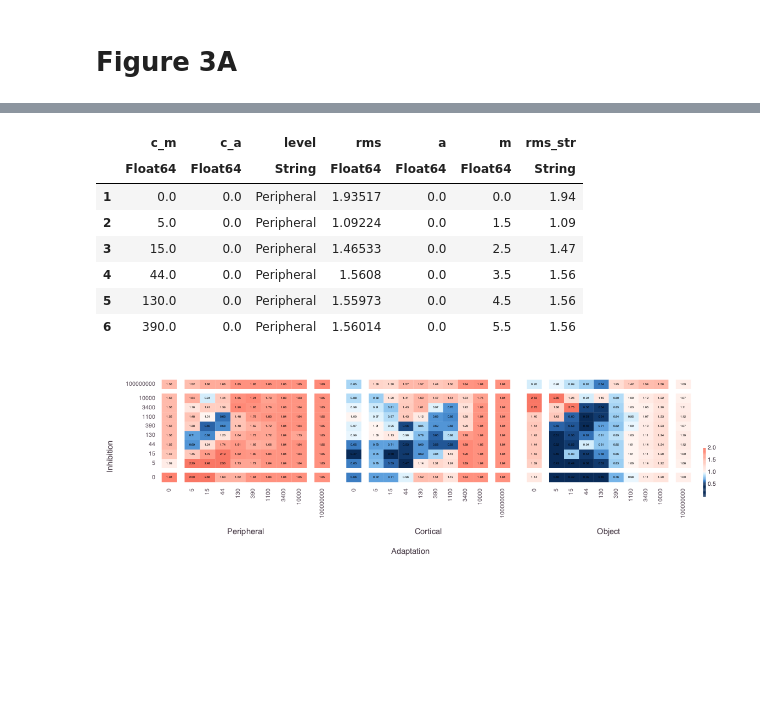
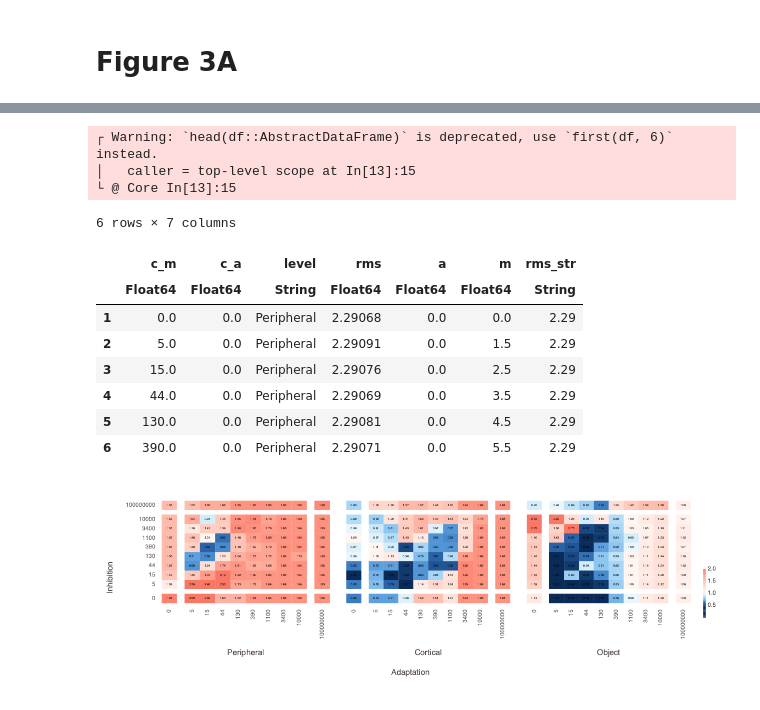
Before and after one commit to haberdashPI/bistable, a Jupyter notebook: notebooks/Figures.ipynb, the cells around one changed output, grey strips where cells are left out. Drawn from its saved outputs; the diff is of its cells as text; code cells hidden in the pictures; blank space fills up the shorter version.

```diff
--- a/notebooks/Figures.ipynb
+++ b/notebooks/Figures.ipynb
@@ -85,29 +130,33 @@ dfh = setup_human_data();
 # %%
 fields = [:f_c_a,:f_c_m,:f_c_σ,:s_c_a,:s_c_m,:s_c_σ,:t_c_a,:t_c_m,:t_c_σ]
 progress = Progress(nrow(unique(params[fields])))
 df_summary = by(params,fields) do row
     next!(progress)
-    DataFrame(rms = model_rms(df,params,dfh,N=1,
-                      f_c_a=row[1,:f_c_a], f_c_m=row[1,:f_c_m], f_c_σ = row[1,:f_c_σ],
-                      s_c_a=row[1,:s_c_a], s_c_m=row[1,:s_c_m], s_c_σ = row[1,:s_c_σ],
-                      t_c_a=row[1,:t_c_a], t_c_m=row[1,:t_c_m], t_c_σ = row[1,:t_c_σ]))
+    DataFrame(rms = model_rms(df,params,dfh,N=1,f_c_a=5,f_c_m=5))
+                      #f_c_a=row[1,:f_c_a], f_c_m=row[1,:f_c_m], f_c_σ = row[1,:f_c_σ],
+                      #s_c_a=row[1,:s_c_a], s_c_m=row[1,:s_c_m], s_c_σ = row[1,:s_c_σ],
+                      #t_c_a=row[1,:t_c_a], t_c_m=row[1,:t_c_m], t_c_σ = row[1,:t_c_σ]))
 end
 
 dfplot = @linq df_summary |>
     rename_levels_for(:rms) |>
     transform(a = packaxes(:c_a), m = packaxes(:c_m)) |>
     transform(rms_str = fmt.("01.2f",:rms))
 
 head(dfplot)
 # %% [output]
+┌ Warning: `head(df::AbstractDataFrame)` is deprecated, use `first(df, 6)` instead.
+│   caller = top-level scope at In[13]:15
+└ @ Core In[13]:15
+6 rows × 7 columns
 |  | c_m | c_a | level | rms | a | m | rms_str |
 |  | Float64 | Float64 | String | Float64 | Float64 | Float64 | String |
-| 1 | 0.0 | 0.0 | Peripheral | 1.93517 | 0.0 | 0.0 | 1.94 |
-| 2 | 5.0 | 0.0 | Peripheral | 1.09224 | 0.0 | 1.5 | 1.09 |
-| 3 | 15.0 | 0.0 | Peripheral | 1.46533 | 0.0 | 2.5 | 1.47 |
-| 4 | 44.0 | 0.0 | Peripheral | 1.5608 | 0.0 | 3.5 | 1.56 |
-| 5 | 130.0 | 0.0 | Peripheral | 1.55973 | 0.0 | 4.5 | 1.56 |
-| 6 | 390.0 | 0.0 | Peripheral | 1.56014 | 0.0 | 5.5 | 1.56 |
+| 1 | 0.0 | 0.0 | Peripheral | 2.29068 | 0.0 | 0.0 | 2.29 |
+| 2 | 5.0 | 0.0 | Peripheral | 2.29091 | 0.0 | 1.5 | 2.29 |
+| 3 | 15.0 | 0.0 | Peripheral | 2.29076 | 0.0 | 2.5 | 2.29 |
+| 4 | 44.0 | 0.0 | Peripheral | 2.29069 | 0.0 | 3.5 | 2.29 |
+| 5 | 130.0 | 0.0 | Peripheral | 2.29081 | 0.0 | 4.5 | 2.29 |
+| 6 | 390.0 | 0.0 | Peripheral | 2.29071 | 0.0 | 5.5 | 2.29 |
 # %%
 xvals = sort!(unique(dfplot.a));
 yvals = sort!(unique(dfplot.m));
```
Also changed, not shown: parts of 19 cells of this notebook, 11 other files.
